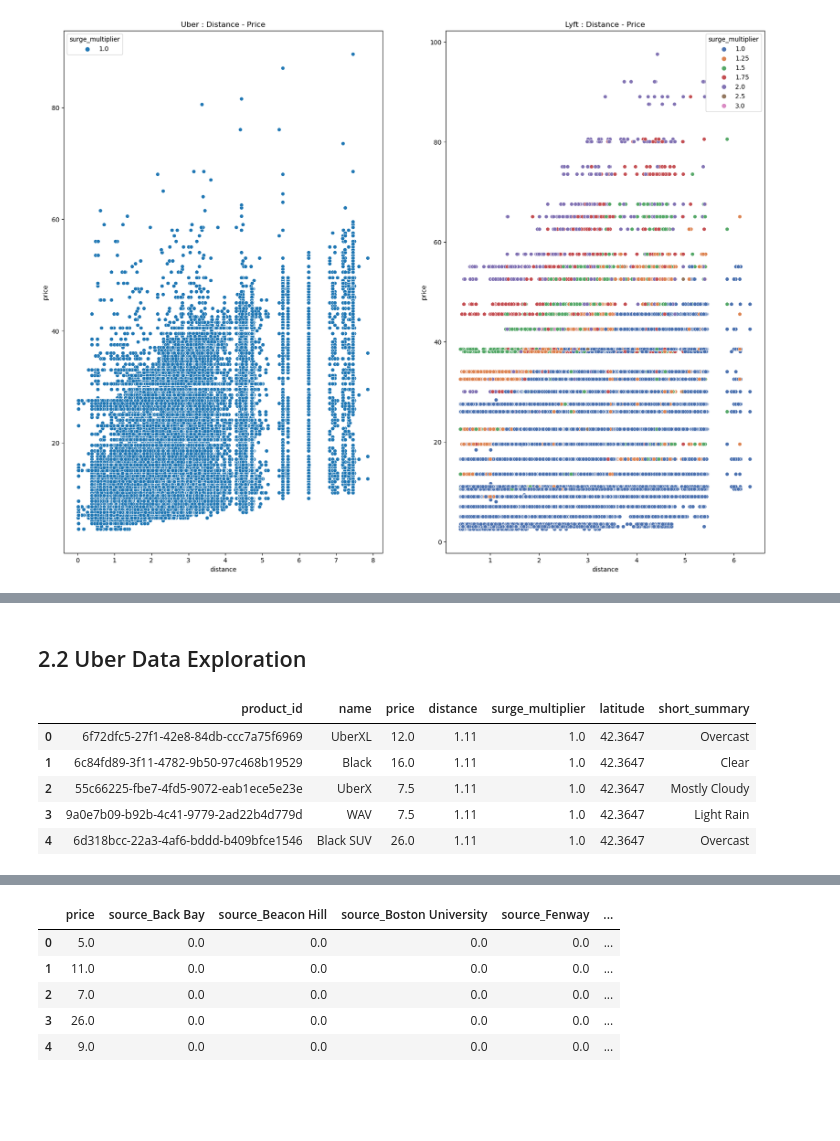
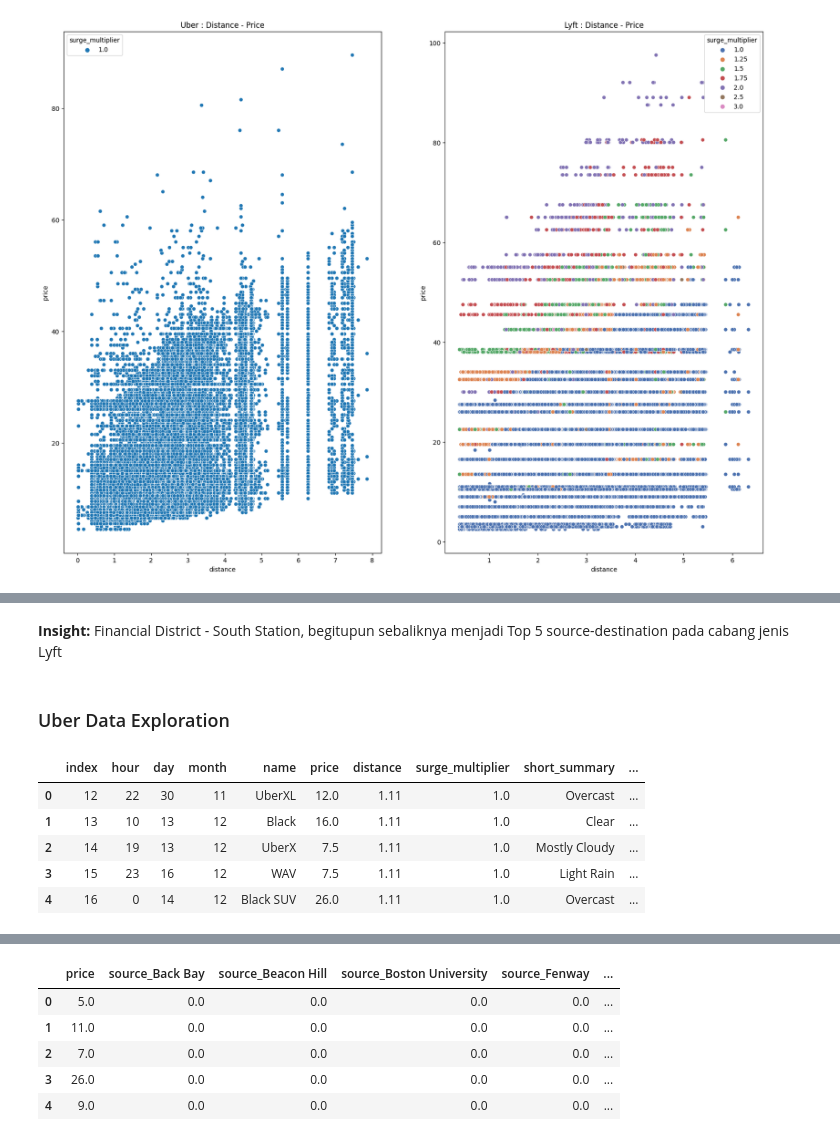
Before and after one commit to zahrafayya/H8_PYTN-KS13-016, a Jupyter notebook: PYTN_KampusMerdeka_fp1_Zahra Fayyadiyati.ipynb, the cells around one changed output, grey strips where cells are left out. Cells and saved outputs as stored; diff of their text form; code cells hidden in the pictures; blank space fills up the shorter version.

```diff
--- a/PYTN_KampusMerdeka_fp1_Zahra Fayyadiyati.ipynb
+++ b/PYTN_KampusMerdeka_fp1_Zahra Fayyadiyati.ipynb
@@ -148,0 +179,5 @@ lyft_data = eda_df[eda_df['cab_type']=='Lyft']
+# %%
+#hapus kolom yang tidak berhubungan dengan price
+df_rideshare = df_rideshare.drop(['id','timestamp','datetime','long_summary','apparentTemperatureHighTime','apparentTemperatureLowTime',
+             'windGustTime','sunriseTime','sunsetTime','uvIndexTime','temperatureMinTime','temperatureMaxTime',
+             'apparentTemperatureMinTime','temperatureLowTime','apparentTemperatureMaxTime','latitude','longitude'], axis=1)
@@ -148,0 +236,7 @@ lyft_data = eda_df[eda_df['cab_type']=='Lyft']
+# %%
+#hapus kolom yang berhubungan dengan temperature karena memiliki korelasi yang lemah dengan price
+df_rideshare = df_rideshare.drop(['temperature','apparentTemperature','temperatureHigh','temperatureLow','apparentTemperatureHigh',
+            'apparentTemperatureLow','temperatureMin','temperatureHighTime','temperatureMax','apparentTemperatureMin',
+            'apparentTemperatureMax'], axis=1)
+
+df_rideshare.head().T
@@ -148,0 +321,4 @@ lyft_data = eda_df[eda_df['cab_type']=='Lyft']
+# %%
+# hapus timezone
+df_rideshare = df_rideshare.drop(['timezone', 'product_id'], axis=1)
+df_rideshare.head().T
@@ -148,0 +391,8 @@ lyft_data = eda_df[eda_df['cab_type']=='Lyft']
+# %%
+climate_cols = ['precipIntensity','precipProbability','humidity','windSpeed','windGust',
+               'visibility','dewPoint','pressure','windBearing','cloudCover','uvIndex','visibility.1',
+               'ozone','moonPhase','precipIntensityMax']
+df = df_rideshare.drop(climate_cols, axis=1)
+
+
+df.head().T
@@ -221,19 +496,19 @@ See the caveats in the documentation: https://pandas.pydata.org/pandas-docs/stab
+# %% [markdown]
+**Insight:** Financial District - South Station, begitupun sebaliknya menjadi Top 5 source-destination pada cabang jenis Lyft
 # %% [markdown]
-## 2.2 Uber Data Exploration
+### Uber Data Exploration
 # %%
-df = eda_df
-
 #Ambil data uber dan hapus kolom cab_type, source, destination
 uber = df[df['cab_type']=='Uber'].reset_index(drop=True)
 uber = uber.drop(columns=['cab_type','source','destination'], axis=1)
-uber.head()
+uber.head(5)
 # %% [output]
-|  | product_id | name | price | distance | surge_multiplier | latitude | short_summary |
-| 0 | 6f72dfc5-27f1-42e8-84db-ccc7a75f6969 | UberXL | 12.0 | 1.11 | 1.0 | 42.3647 | Overcast |
-| 1 | 6c84fd89-3f11-4782-9b50-97c468b19529 | Black | 16.0 | 1.11 | 1.0 | 42.3647 | Clear |
-| 2 | 55c66225-fbe7-4fd5-9072-eab1ece5e23e | UberX | 7.5 | 1.11 | 1.0 | 42.3647 | Mostly Cloudy |
-| 3 | 9a0e7b09-b92b-4c41-9779-2ad22b4d779d | WAV | 7.5 | 1.11 | 1.0 | 42.3647 | Light Rain |
-| 4 | 6d318bcc-22a3-4af6-bddd-b409bfce1546 | Black SUV | 26.0 | 1.11 | 1.0 | 42.3647 | Overcast |
+|  | index | hour | day | month | name | price | distance | surge_multiplier | short_summary | ... |
+| 0 | 12 | 22 | 30 | 11 | UberXL | 12.0 | 1.11 | 1.0 | Overcast | ... |
+| 1 | 13 | 10 | 13 | 12 | Black | 16.0 | 1.11 | 1.0 | Clear | ... |
+| 2 | 14 | 19 | 13 | 12 | UberX | 7.5 | 1.11 | 1.0 | Mostly Cloudy | ... |
+| 3 | 15 | 23 | 16 | 12 | WAV | 7.5 | 1.11 | 1.0 | Light Rain | ... |
+| 4 | 16 | 0 | 14 | 12 | Black SUV | 26.0 | 1.11 | 1.0 | Overcast | ... |
 # %%
 #cek describe data
 uber.describe().T
```
Also changed, not shown: parts of 256 cells of this notebook.
